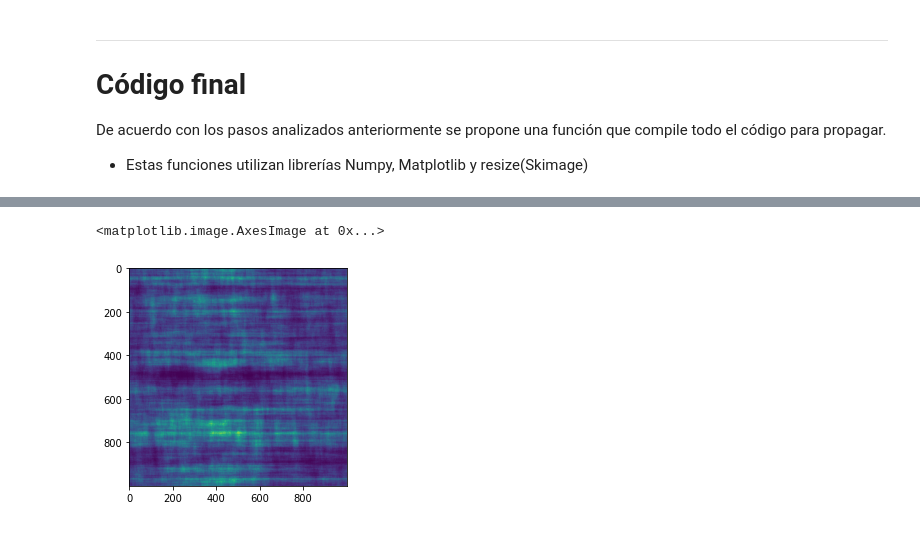
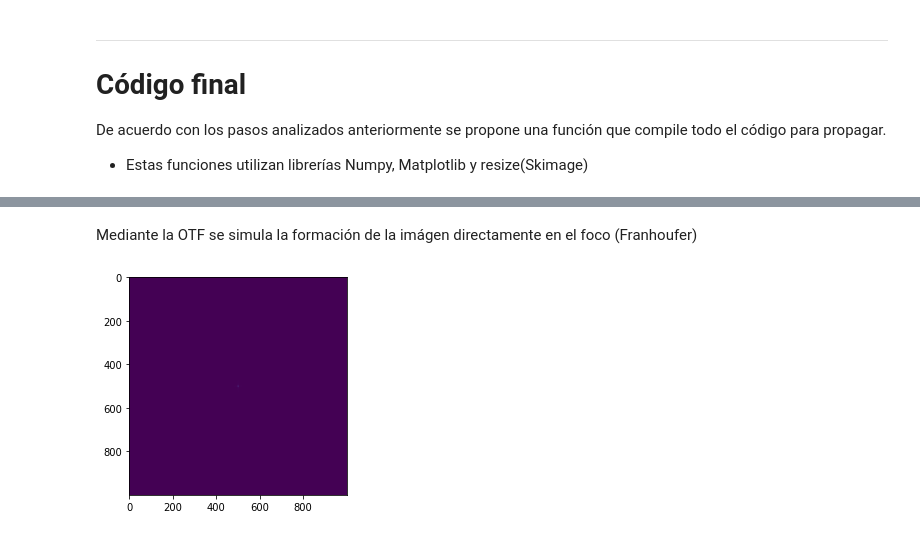
Before and after one commit to Camilo1992/atmos-optics, a Jupyter notebook: Tarea_1_Propagador_Camilo.ipynb, the cells around one changed output, grey strips where cells are left out. Cells and saved outputs as stored; diff of their text form; code cells hidden in the pictures.

```diff
--- a/Tarea_1_Propagador_Camilo.ipynb
+++ b/Tarea_1_Propagador_Camilo.ipynb
@@ -186,0 +195,12 @@ def OTF_fun(Uin,L, lamb):
+# %%
+import numpy as np
+import matplotlib.pyplot as plt
+from skimage.transform import resize
+from skimage import data
+from skimage.color import rgb2gray
+
+im1 = plt.imread('1234.jpg')
+im1 = rgb2gray(im1)
+
+plt.imshow(Full_propagation(im1, L=0.003, R=0.0015, f=0.5, z=0.5)) #aun no listo
+plt.show()
@@ -187,5 +209,7 @@ def OTF_fun(Uin,L, lamb):
+# %% [markdown]
+Mediante la OTF se simula la formación de la imágen directamente en el foco (Franhoufer)
 # %%
-plt.imshow(Full_propagation(im1, L=0.003, R=0.0015, f=, z=)) #aun no listo
+plt.imshow(Prop_OTF(im1, L=0.003))
+plt.show()
 # %% [output]
-<matplotlib.image.AxesImage at 0x...>
-[figure, old version]
+[figure, new version]
```
Also changed, not shown: parts of 3 cells of this notebook.
